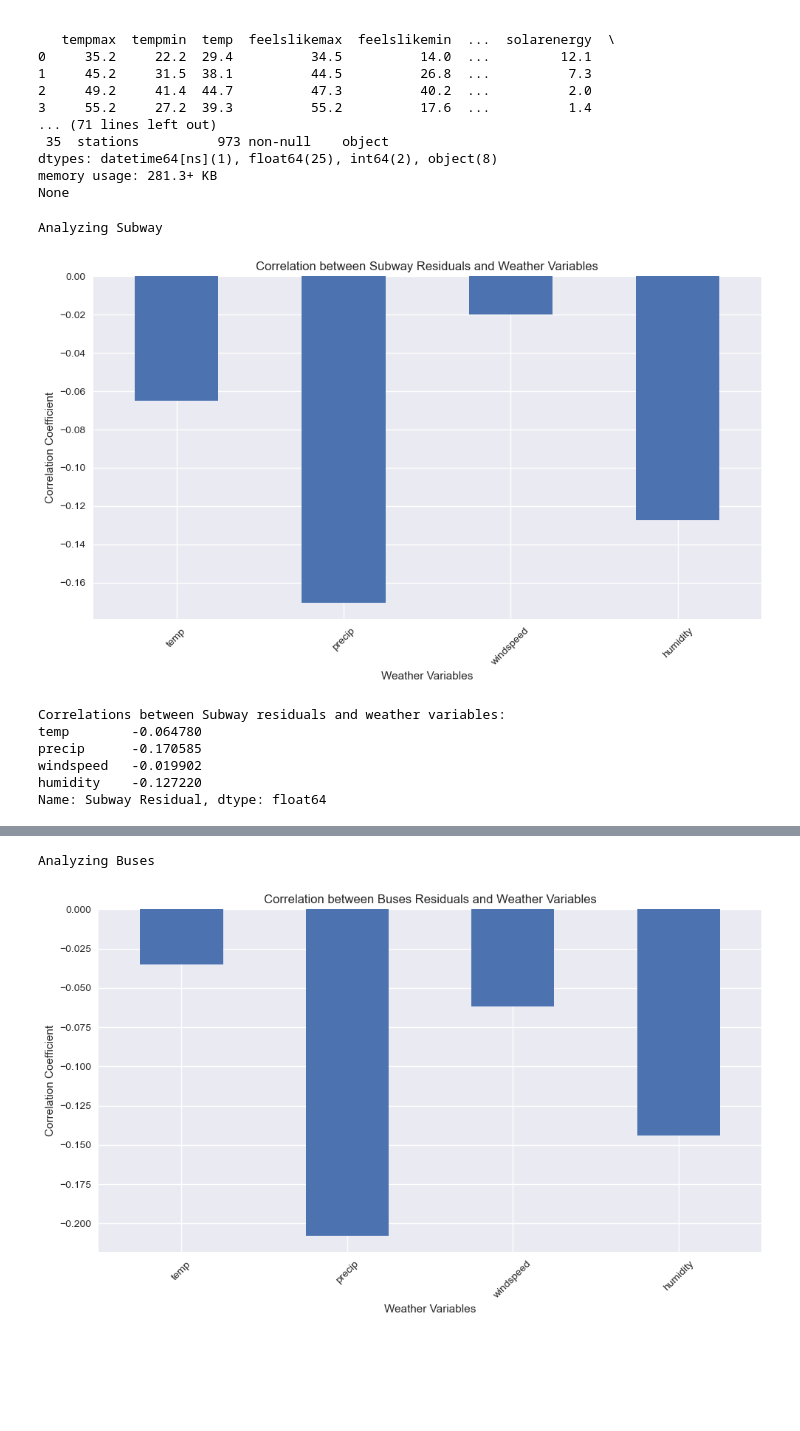
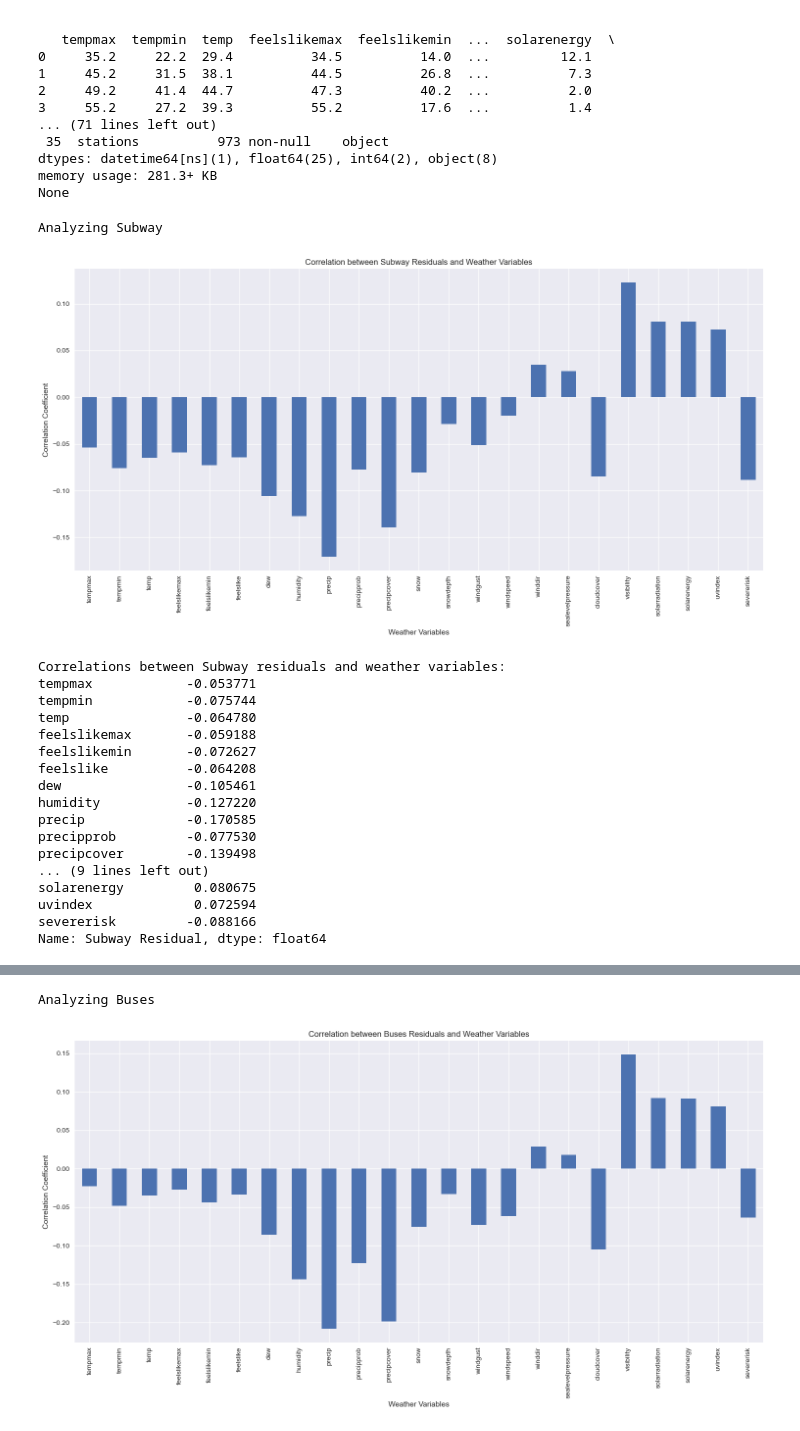
Before and after one commit to perryascott/MTA-Weather-Based-Prediction, a Jupyter notebook: notebooks/correlate_weather.ipynb, the cells around one changed output, grey strips where cells are left out. Cells and saved outputs as stored; diff of their text form; code cells hidden in the pictures; blank space fills up the shorter version.

```diff
--- a/notebooks/correlate_weather.ipynb
+++ b/notebooks/correlate_weather.ipynb
@@ -117,69 +152,78 @@ dtypes: datetime64[ns](1), float64(25), int64(2), object(8)
 memory usage: 281.3+ KB
 None
 # %%
-# List of ridership modes
-ridership_modes = [
-    'Subway',
-    'Buses',
-    'LIRR'
+# List of weather variables (excluding preciptype)
+weather_vars = [
+    'tempmax', 'tempmin', 'temp', 'feelslikemax', 'feelslikemin', 'feelslike',
+    'dew', 'humidity', 'precip', 'precipprob', 'precipcover',
+    'snow', 'snowdepth', 'windgust', 'windspeed', 'winddir', 'sealevelpressure',
+    'cloudcover', 'visibility', 'solarradiation', 'solarenergy', 'uvindex', 'severerisk'
 ]
 
 # Function to plot correlations and scatter plots for a given mode
 def plot_correlations_and_scatter(mode):
     # Calculate correlations between residuals and weather variables
-    correlations = merged_data[[f'{mode} Residual', 'temp', 'precip', 'windspeed', 'humidity']].corr()[f'{mode} Residual'].drop(f'{mode} Residual')
+    correlations = merged_data[[f'{mode} Residual'] + weather_vars].corr()[f'{mode} Residual'].drop(f'{mode} Residual')
 
     # Create a bar plot of correlations
-    plt.figure(figsize=(10, 6))
+    plt.figure(figsize=(15, 8))
     correlations.plot(kind='bar')
     plt.title(f'Correlation between {mode} Residuals and Weather Variables')
     plt.xlabel('Weather Variables')
     plt.ylabel('Correlation Coefficient')
-    plt.xticks(rotation=45)
+    plt.xticks(rotation=90)
     plt.tight_layout()
     plt.show()
 
     # Print the correlation values
     print(f"Correlations between {mode} residuals and weather variables:")
     print(correlations)
 
     # Scatter plots for each weather variable
-    fig, axs = plt.subplots(2, 2, figsize=(20, 15))
+    num_vars = len(weather_vars)
+    num_cols = 4
+    num_rows = (num_vars + num_cols - 1) // num_cols
+    fig, axs = plt.subplots(num_rows, num_cols, figsize=(20, 5*num_rows))
     fig.suptitle(f'{mode} Residuals vs Weather Variables', fontsize=16)
 
-    axs[0, 0].scatter(merged_data['temp'], merged_data[f'{mode} Residual'])
-    axs[0, 0].set_title('Residuals vs Temperature')
-    axs[0, 0].set_xlabel('Temperature (°C)')
-    axs[0, 0].set_ylabel('Residuals')
+    for i, var in enumerate(weather_vars):
+        row = i // num_cols
+        col = i % num_cols
+        axs[row, col].scatter(merged_data[var], merged_data[f'{mode} Residual'])
+        axs[row, col].set_title(f'Residuals vs {var}')
+        axs[row, col].set_xlabel(var)
+        axs[row, col].set_ylabel('Residuals')
 
-    axs[0, 1].scatter(merged_data['precip'], merged_data[f'{mode} Residual'])
-    axs[0, 1].set_title('Residuals vs Precipitation')
-    axs[0, 1].set_xlabel('Precipitation (mm)')
-    axs[0, 1].set_ylabel('Residuals')
-
-    axs[1, 0].scatter(merged_data['windspeed'], merged_data[f'{mode} Residual'])
-    axs[1, 0].set_title('Residuals vs Wind Speed')
-    axs[1, 0].set_xlabel('Wind Speed (km/h)')
-    axs[1, 0].set_ylabel('Residuals')
-
-    axs[1, 1].scatter(merged_data['humidity'], merged_data[f'{mode} Residual'])
-    axs[1, 1].set_title('Residuals vs Humidity')
-    axs[1, 1].set_xlabel('Humidity (%)')
-    axs[1, 1].set_ylabel('Residuals')
+    # Remove any unused subplots
+    for i in range(num_vars, num_rows * num_cols):
+        row = i // num_cols
+        col = i % num_cols
+        fig.delaxes(axs[row, col])
 
     plt.tight_layout()
     plt.show()
 
 # Analyze correlations for each ridership mode
 for mode in ridership_modes:
     print(f"\nAnalyzing {mode}")
     plot_correlations_and_scatter(mode)
 # %% [output]
 Analyzing Subway
-[figure, old version]
+[figure, new version]
 Correlations between Subway residuals and weather variables:
-temp        -0.064780
-precip      -0.170585
-windspeed   -0.019902
-humidity    -0.127220
+tempmax            -0.053771
+tempmin            -0.075744
+temp               -0.064780
+feelslikemax       -0.059188
+feelslikemin       -0.072627
+feelslike          -0.064208
+dew                -0.105461
+humidity           -0.127220
+precip             -0.170585
+precipprob         -0.077530
+precipcover        -0.139498
+... (9 lines left out)
+solarenergy         0.080675
+uvindex             0.072594
+severerisk         -0.088166
 Name: Subway Residual, dtype: float64
@@ -187,3 +231,3 @@ Name: Subway Residual, dtype: float64
 Analyzing Buses
-[figure, old version]
+[figure, new version]
 Correlations between Buses residuals and weather variables:
```
Also changed, not shown: parts of 3 cells of this notebook, 2 other files.
